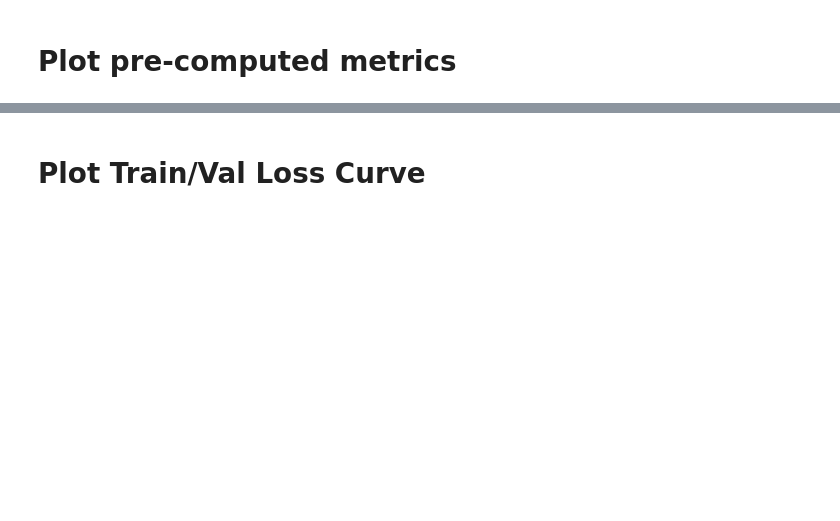
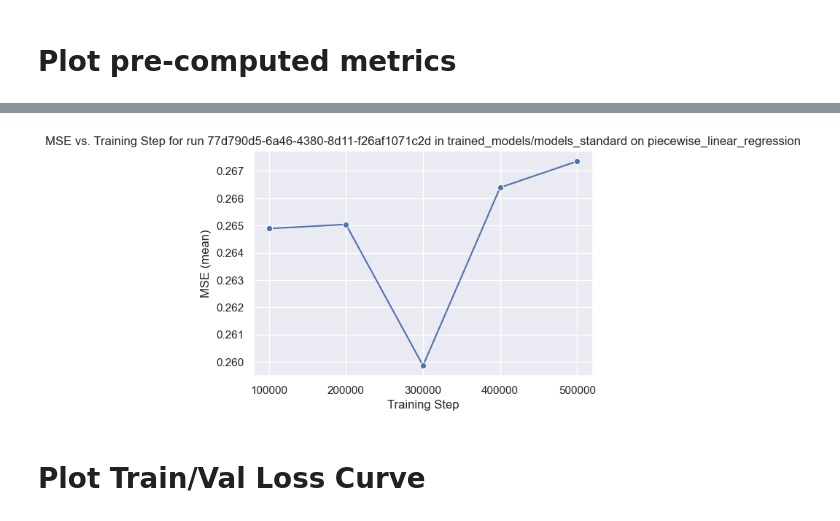
Before and after one commit to parkszachta/in-context-learning, a Jupyter notebook: eval.ipynb, the cells around one changed output, grey strips where cells are left out. Cells and saved outputs as stored; diff of their text form; code cells hidden in the pictures; blank space fills up the shorter version.

Commit message:
Incorporated validation loss into eval.ipynb

```diff
--- a/eval.ipynb
+++ b/eval.ipynb
@@ -86,0 +122,92 @@ piecewise_linear_vector_regression_multi_pivot 6c2975af-7bb1-4d0d-b314-833faa887
+# %%
+from shutil import copy2
+import glob, os
+import pandas as pd
+import seaborn as sns
+import matplotlib.pyplot as plt
+import matplotlib.ticker as ticker
+from data_generation import get_data_sampler, get_task_sampler
+import yaml
+
+# ── 0) Paths & settings ──────────────────────────────────────────────
+run_path     = os.path.join(run_dir, task, run_id)
+orig_state   = os.path.join(run_path, "state.pt")
+backup_state = orig_state + ".bak"
+DEVICE       = DEVICE
+
+# ── 1) Backup your original state.pt ─────────────────────────────────
+if os.path.exists(orig_state):
+    copy2(orig_state, backup_state)
+
+# ── 2) Glob & sort your saved checkpoints ────────────────────────────
+ckpt_paths = sorted(
+    glob.glob(os.path.join(run_path, "model_*.pt")),
+    key=lambda p: int(os.path.basename(p).split("_")[1].split(".pt")[0])
+)
+
+# ── 3) Load config.yaml so we know how to sample val set ──────────────
+with open(os.path.join(run_path, "config.yaml")) as f:
+    cfg = yaml.safe_load(f)
+
+n_dims     = cfg["model"]["n_dims"]
+bsize      = cfg["training"]["batch_size"]
+task_name  = cfg["training"]["task"]
+task_kwargs = cfg["training"].get("task_kwargs", {})
+
+# ── 4) Build samplers and one fixed validation batch ────────────────
+torch.manual_seed(282)
+data_sampler = get_data_sampler(cfg["training"]["data"], n_dims=n_dims)
+task_sampler = get_task_sampler(
+    task_name,
+    n_dims,
+    bsize,
+    num_tasks=cfg["training"].get("num_tasks"),
+    **task_kwargs
+)
+
+xs_val = data_sampler.sample_xs(
+    cfg["training"]["curriculum"]["points"]["end"],
+    bsize,
+    cfg["training"]["curriculum"]["dims"]["end"],
+)
+ys_val = task_sampler().evaluate(xs_val)
+xs_val, ys_val = xs_val.to(DEVICE), ys_val.to(DEVICE)
+
+# ── 5) Loop through each checkpoint, load it, compute MSE ─────────────
+records = []
+for ckpt in ckpt_paths:
+    step = int(os.path.basename(ckpt).split("_")[1].split(".pt")[0])
+    print(f"Evaluating step {step}…", end=" ")
+
+    # load the model + conf for exactly that step
+    model, conf = get_model_from_run(
+        run_path,
+        step=step,
+        DEVICE=DEVICE
+    )
+    model.eval()
+
+    # *** key change here: pass both xs_val and ys_val to forward ***
+    with torch.no_grad():
+        preds = model(xs_val, ys_val)
+        mse   = ((preds - ys_val).square().mean().item())
+
+    print(f"MSE = {mse:.6f}")
+    records.append({"step": step, "mse": mse})
+
+# ── 6) Restore your original state.pt ─────────────────────────────────
+if os.path.exists(backup_state):
+    copy2(backup_state, orig_state)
+
+# ── 7) Make a DataFrame & plot ───────────────────────────────────────
+df_ckpts = pd.DataFrame(records).sort_values("step")
+print(df_ckpts)
+
+plt.figure(figsize=(6, 4))
+ax = sns.lineplot(data=df_ckpts, x="step", y="mse", marker="o")
+ax.xaxis.set_major_locator(ticker.MultipleLocator(100_000))
+plt.title(f"MSE vs. Training Step for run {run_id} in {run_dir} on {task}")
+plt.xlabel("Training Step")
+plt.ylabel("MSE (mean)")
+plt.show()
+# %% [output]
@@ -87,3 +230,4 @@ piecewise_linear_vector_regression_multi_pivot 6c2975af-7bb1-4d0d-b314-833faa887
+[figure, added]
 # %% [markdown]
 # Plot Train/Val Loss Curve
 # %%
```
Also changed, not shown: parts of 11 cells of this notebook.
